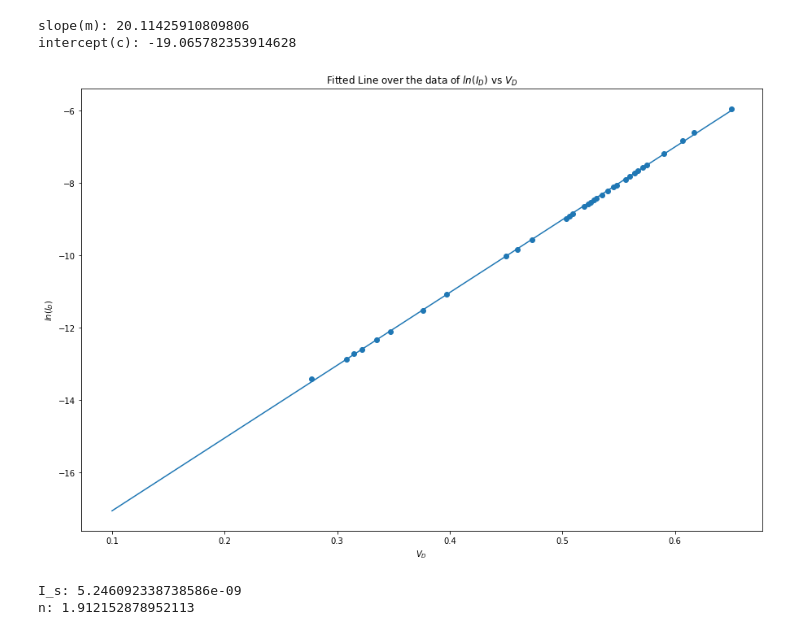
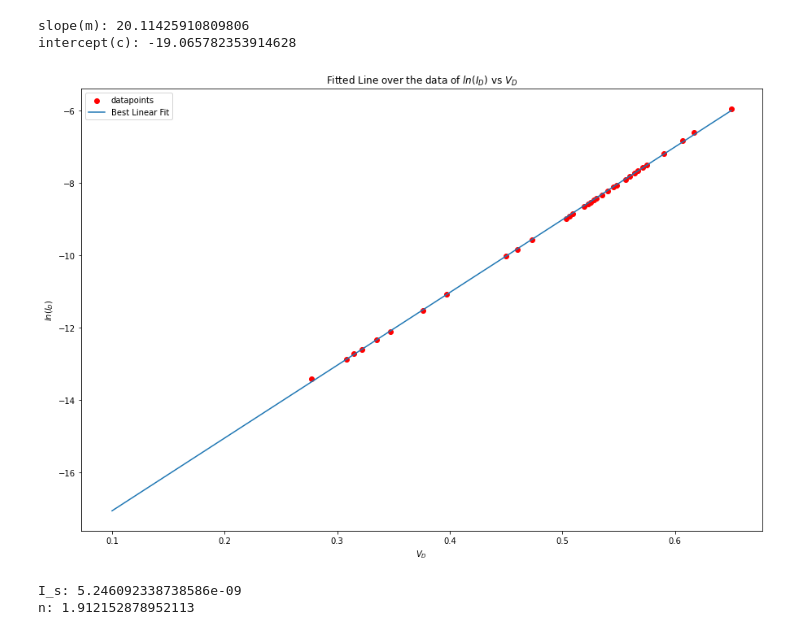
Before and after one commit to rohankalbag/Analog-Lab, a Jupyter notebook: lab8/lab8.ipynb, the cells around one changed output. Saved outputs shown, nothing was run; the diff lists cells and outputs as text; code cells hidden in the pictures.

```diff
--- a/lab8/lab8.ipynb
+++ b/lab8/lab8.ipynb
@@ -52,14 +52,15 @@ intercept(c): -19.065782353914628
 # %%
 x_vals = np.linspace(0.1,0.65,1000)
 y_vals = m*x_vals + c
 plt.title('Fitted Line over the data of $ln(I_D)$ vs $V_D$')
-plt.scatter(v_line,np.log(np.array(i_line)))
-plt.plot(x_vals,y_vals)
+plt.scatter(v_line,np.log(np.array(i_line)),color='red',label='datapoints')
+plt.plot(x_vals,y_vals,label='Best Linear Fit')
 plt.xlabel('$V_D$')
 plt.ylabel('$ln(I_D)$')
+plt.legend()
 plt.show()
 # %% [output]
-[figure, old version]
+[figure, new version]
 # %%
 V_T = 0.026
 # %%
```
Also changed, not shown: parts of 5 cells of this notebook, 2 other files.
